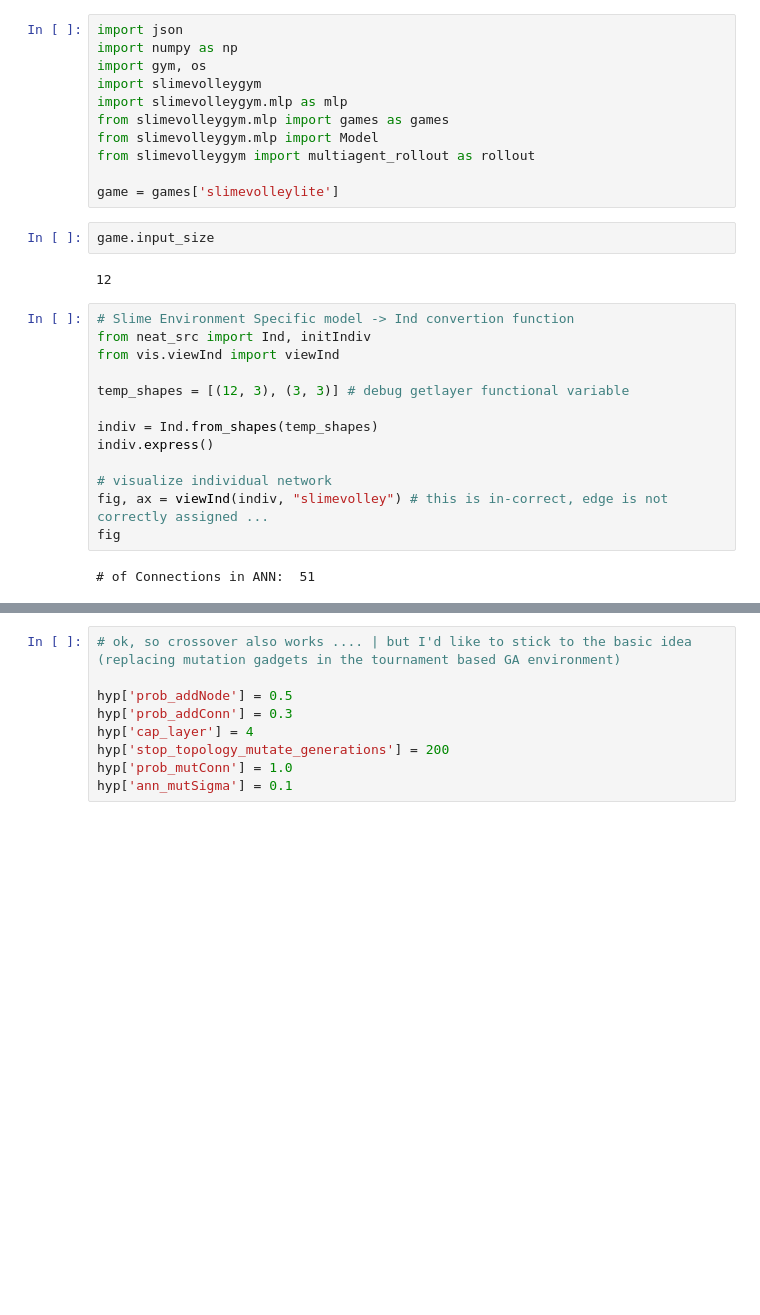
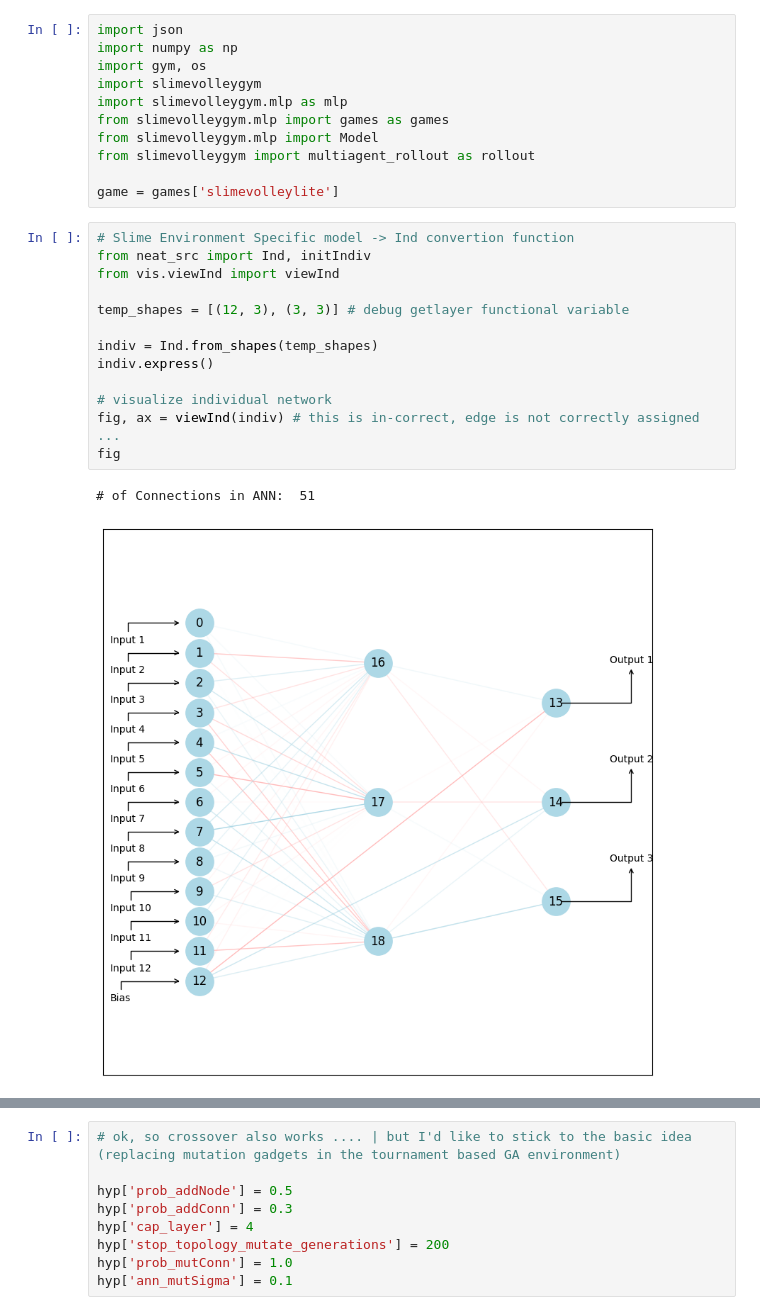
Before and after one commit to fangyuan-ksgk/SlimeBall, a Jupyter notebook: fineNeat/animate.ipynb, the cells around one changed output, grey strips where cells are left out. Cells and saved outputs as stored; diff of their text form; blank space fills up the shorter version.

```diff
--- a/fineNeat/animate.ipynb
+++ b/fineNeat/animate.ipynb
@@ -33,22 +33,19 @@ from slimevolleygym.mlp import Model
 from slimevolleygym import multiagent_rollout as rollout
 
 game = games['slimevolleylite']
-# %%
-game.input_size
-# %% [output]
-12
 # %%
 # Slime Environment Specific model -> Ind convertion function
 from neat_src import Ind, initIndiv
 from vis.viewInd import viewInd
 
 temp_shapes = [(12, 3), (3, 3)] # debug getlayer functional variable
 
 indiv = Ind.from_shapes(temp_shapes)
 indiv.express()
 
 # visualize individual network
-fig, ax = viewInd(indiv, "slimevolley") # this is in-correct, edge is not correctly assigned ...
+fig, ax = viewInd(indiv) # this is in-correct, edge is not correctly assigned ...
 fig
 # %% [output]
 # of Connections in ANN:  51
+[figure, added]
```
Also changed, not shown: parts of 13 cells of this notebook, 24 other files.
